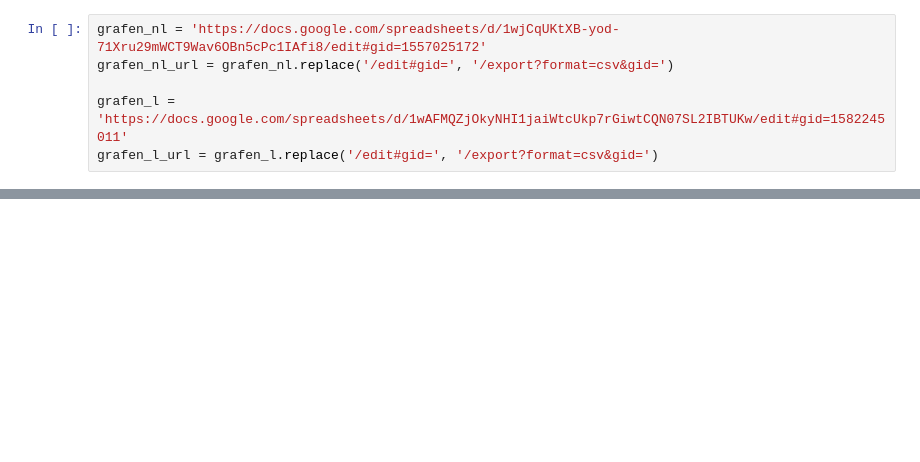
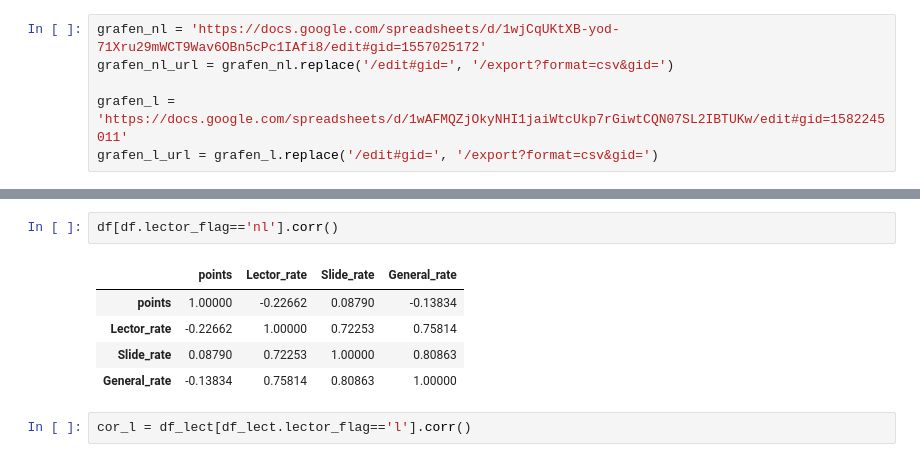
Before and after one commit to Whoami666/Free-Practice, a Jupyter notebook: Neuroscience/Grafen_Online_lectures_attention.ipynb, the cells around one changed output, grey strips where cells are left out. Drawn from its saved outputs; the diff is of its cells as text; blank space fills up the shorter version.

```diff
--- a/Neuroscience/Grafen_Online_lectures_attention.ipynb
+++ b/Neuroscience/Grafen_Online_lectures_attention.ipynb
@@ -173,0 +198,10 @@ df.corr()
+# %%
+df[df.lector_flag=='nl'].corr()
+# %% [output]
+|  | points | Lector_rate | Slide_rate | General_rate |
+| points | 1.00000 | -0.22662 | 0.08790 | -0.13834 |
+| Lector_rate | -0.22662 | 1.00000 | 0.72253 | 0.75814 |
+| Slide_rate | 0.08790 | 0.72253 | 1.00000 | 0.80863 |
+| General_rate | -0.13834 | 0.75814 | 0.80863 | 1.00000 |
+# %%
+cor_l = df_lect[df_lect.lector_flag=='l'].corr()
```
Also changed, not shown: parts of 20 cells of this notebook.
